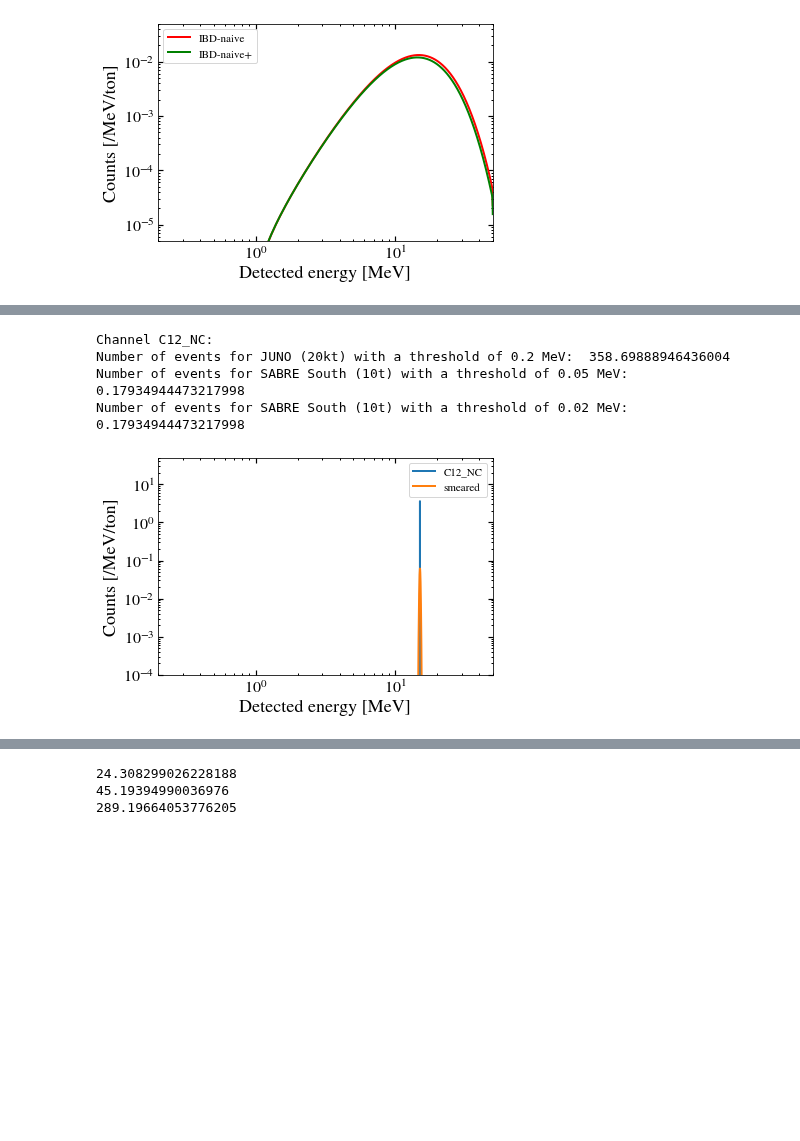
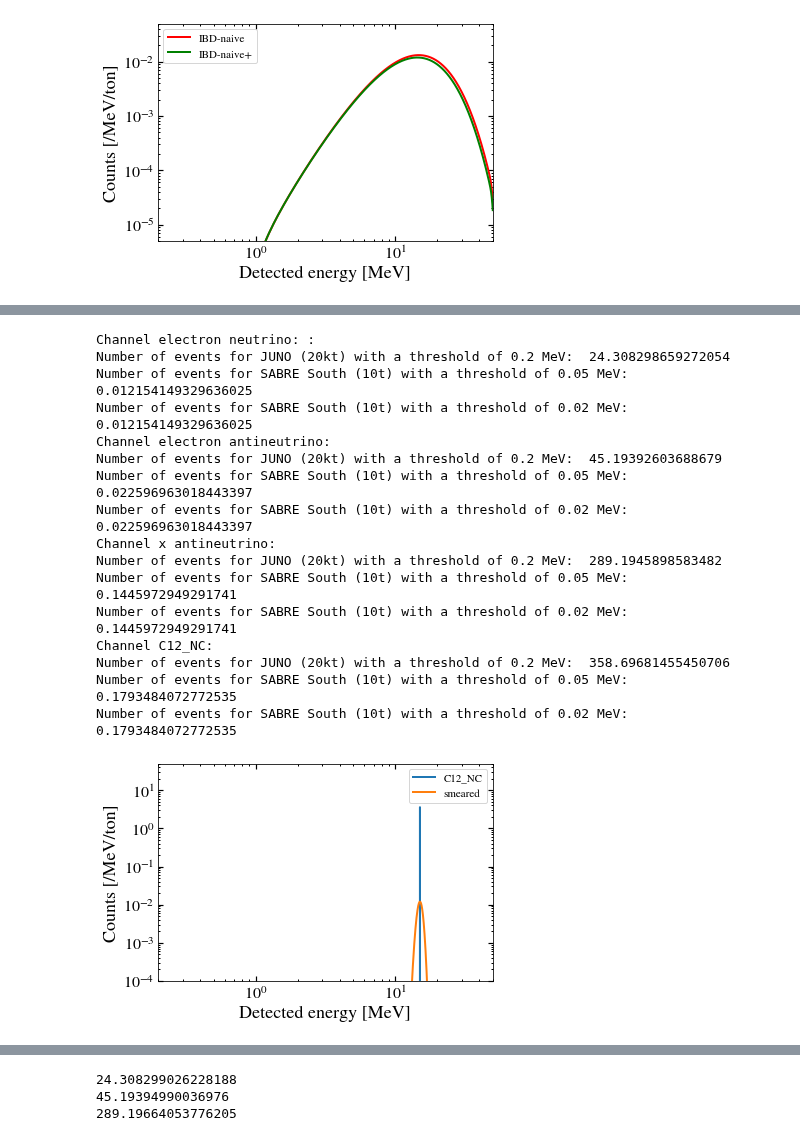
Before and after one commit to mjzurowski/sgm, a Jupyter notebook: Neutrino-LAB-testclass.ipynb, the cells around one changed output, grey strips where cells are left out. Drawn from its saved outputs; the diff is of its cells as text; code cells hidden in the pictures; blank space fills up the shorter version.

```diff
--- a/Neutrino-LAB-testclass.ipynb
+++ b/Neutrino-LAB-testclass.ipynb
@@ -145,10 +145,10 @@ def quenching_proton(T):
          yy = np.interp(T,eloss_file_energy,eloss_file_LAB,right=0)
          dE=yy*dx
          if T > dE:
-             quenching += 1/(1+0.01*yy)*dE
+             quenching += 1/(1+6.5e-3*yy+1.5e-6*yy*yy)*dE
              T=T-dE
          else:
-             quenching += 1/(1+0.01*yy)*T
+             quenching += 1/(1+6.5e-3*yy+1.5e-6*yy*yy)*T
              break
      return quenching
 T = np.linspace(0.01,50,10)
@@ -184,7 +184,7 @@ plt.plot(Ed_q,rate_supernova_pES_quenched,label='pES_quenching',color='b')
 smeared_pES=np.zeros(num)
 for i in range(num):
     t =np.arange(i-num+1,i+1)
-    smeared_pES[i]= -np.trapz(rate_supernova_pES_quenched[i-t]*g(Ed_q[i]-Ed_q[i-t],0,0.03*np.sqrt(Ed_q[i-t])),Ed_q[i-t])
+    smeared_pES[i]= -np.trapz(rate_supernova_pES_quenched[i-t]*g(Ed_q[i]-Ed_q[i-t],0,0.154*np.sqrt(Ed_q[i-t])),Ed_q[i-t])
 plt.plot(Ed_q, smeared_pES, label='pES_Smeared',color='g')
 
 
@@ -207,7 +207,7 @@ rate_supernova_pES_e_quenched=rate_supernova_pES_e*dEddEd_q
 smeared_pES_e=np.zeros(num)
 for i in range(num):
     t =np.arange(i-num+1,i+1)
-    smeared_pES_e[i]= -np.trapz(rate_supernova_pES_e_quenched[i-t]*g(Ed_q[i]-Ed_q[i-t],0,0.03*np.sqrt(Ed_q[i-t])),Ed_q[i-t])
+    smeared_pES_e[i]= -np.trapz(rate_supernova_pES_e_quenched[i-t]*g(Ed_q[i]-Ed_q[i-t],0,0.154*np.sqrt(Ed_q[i-t])),Ed_q[i-t])
 plt.plot(Ed_q, smeared_pES_e, label=r'$\nu_{e}$',color='r', linestyle='--')
 print("Channel electron neutrino: ")
 print("Number of events for JUNO (20kt) with a threshold of 0.2 MeV: ", np.trapz(smeared_pES_e[Ed_q>0.2],Ed_q[Ed_q>0.2])*2e4)
@@ -223,7 +223,7 @@ rate_supernova_pES_ea_quenched=rate_supernova_pES_ea*dEddEd_q
 smeared_pES_ea=np.zeros(num)
 for i in range(num):
     t =np.arange(i-num+1,i+1)
-    smeared_pES_ea[i]= -np.trapz(rate_supernova_pES_ea_quenched[i-t]*g(Ed_q[i]-Ed_q[i-t],0,0.03*np.sqrt(Ed_q[i-t])),Ed_q[i-t])
+    smeared_pES_ea[i]= -np.trapz(rate_supernova_pES_ea_quenched[i-t]*g(Ed_q[i]-Ed_q[i-t],0,0.154*np.sqrt(Ed_q[i-t])),Ed_q[i-t])
 plt.plot(Ed_q, smeared_pES_ea, label=r'$\overline{\nu}_{e}$',color='g', linestyle='--')
 print("Channel electron antineutrino: ")
 print("Number of events for JUNO (20kt) with a threshold of 0.2 MeV: ", np.trapz(smeared_pES_ea[Ed_q>0.2],Ed_q[Ed_q>0.2])*2e4)
@@ -238,7 +238,7 @@ rate_supernova_pES_x_quenched=rate_supernova_pES_x*dEddEd_q
 smeared_pES_x=np.zeros(num)
 for i in range(num):
     t =np.arange(i-num+1,i+1)
-    smeared_pES_x[i]= -np.trapz(rate_supernova_pES_x_quenched[i-t]*g(Ed_q[i]-Ed_q[i-t],0,0.03*np.sqrt(Ed_q[i-t])),Ed_q[i-t])
+    smeared_pES_x[i]= -np.trapz(rate_supernova_pES_x_quenched[i-t]*g(Ed_q[i]-Ed_q[i-t],0,0.154*np.sqrt(Ed_q[i-t])),Ed_q[i-t])
 plt.plot(Ed_q, smeared_pES_x,  label=r'4$\nu_{x}$',color='b', linestyle='--')
 print("Channel x: ")
 print("Number of events for JUNO (20kt) with a threshold of 0.2 MeV: ", np.trapz(smeared_pES_x[Ed_q>0.2],Ed_q[Ed_q>0.2])*2e4)
@@ -296,7 +296,7 @@ rate_supernova_eES_e=np.array([(Model.dRdEd(Ev_eV,Edi,12*MeV,'eES','supernova_e'
 smeared_eES_e=np.zeros(num)
 for i in range(num):
     t =np.arange(i-num+1,i+1)
-    smeared_eES_e[i]= -np.trapz(rate_supernova_eES_e[i-t]*g(Ed_eES[i]-Ed_eES[i-t],0,0.03*np.sqrt(Ed_eES[i-t])),Ed_eES[i-t])
+    smeared_eES_e[i]= -np.trapz(rate_supernova_eES_e[i-t]*g(Ed_eES[i]-Ed_eES[i-t],0,0.154*np.sqrt(Ed_eES[i-t])),Ed_eES[i-t])
 plt.plot(Ed_eES, smeared_eES_e, label=r'$\nu_{e}$',color='r', linestyle='--')
 
 print("Channel electron neutrino: ")
@@ -311,7 +311,7 @@ rate_supernova_eES_ea=np.array([(Model.dRdEd(Ev_eV,Edi,14*MeV,'eES','supernova_e
 smeared_eES_ea=np.zeros(num)
 for i in range(num):
     t =np.arange(i-num+1,i+1)
-    smeared_eES_ea[i]= -np.trapz(rate_supernova_eES_ea[i-t]*g(Ed_eES[i]-Ed_eES[i-t],0,0.03*np.sqrt(Ed_eES[i-t])),Ed_eES[i-t])
+    smeared_eES_ea[i]= -np.trapz(rate_supernova_eES_ea[i-t]*g(Ed_eES[i]-Ed_eES[i-t],0,0.154*np.sqrt(Ed_eES[i-t])),Ed_eES[i-t])
 plt.plot(Ed_eES, smeared_eES_ea, label=r'$\overline{\nu}_{e}$',color='g', linestyle='--')
 print("Channel electron antineutrino: ")
 print("Number of events for JUNO (20kt) with a threshold of 0.2 MeV: ", np.trapz(smeared_eES_ea[Ed_eES>0.2],Ed_eES[Ed_eES>0.2])*2e4)
@@ -325,7 +325,7 @@ rate_supernova_eES_mu=np.array([(2*Model.dRdEd(Ev_eV,Edi,16*MeV,'eES','supernova
 smeared_eES_mu=np.zeros(num)
 for i in range(num):
     t =np.arange(i-num+1,i+1)
-    smeared_eES_mu[i]= -np.trapz(rate_supernova_eES_mu[i-t]*g(Ed_eES[i]-Ed_eES[i-t],0,0.03*np.sqrt(Ed_eES[i-t])),Ed_eES[i-t])
+    smeared_eES_mu[i]= -np.trapz(rate_supernova_eES_mu[i-t]*g(Ed_eES[i]-Ed_eES[i-t],0,0.154*np.sqrt(Ed_eES[i-t])),Ed_eES[i-t])
 plt.plot(Ed_eES, smeared_eES_mu, label=r'$2\nu_{\mu(\tau)}$',color='b', linestyle='--')
 
 #for muon/tau antineutrino
@@ -335,7 +335,7 @@ rate_supernova_eES_mua=np.array([(2*Model.dRdEd(Ev_eV,Edi,16*MeV,'eES','supernov
 smeared_eES_mua=np.zeros(num)
 for i in range(num):
     t =np.arange(i-num+1,i+1)
-    smeared_eES_mua[i]= -np.trapz(rate_supernova_eES_mua[i-t]*g(Ed_eES[i]-Ed_eES[i-t],0,0.03*np.sqrt(Ed_eES[i-t])),Ed_eES[i-t])
+    smeared_eES_mua[i]= -np.trapz(rate_supernova_eES_mua[i-t]*g(Ed_eES[i]-Ed_eES[i-t],0,0.154*np.sqrt(Ed_eES[i-t])),Ed_eES[i-t])
 plt.plot(Ed_eES, smeared_eES_mua, label=r'$2\overline{\nu}_{\mu(\tau)}$',color='pink', linestyle='--')
 print("Channel x antineutrino: ")
 print("Number of events for JUNO (20kt) with a threshold of 0.2 MeV: ", np.trapz(smeared_eES_mu[Ed_eES>0.2]+smeared_eES_mua[Ed_eES>0.2],Ed_eES[Ed_eES>0.2])*2e4)
@@ -378,34 +378,62 @@ Number of events for SABRE South (10t) with a threshold of 0.02 MeV:  0.16321839
 # %%
 #C12 M1 decay, emitting a 15.1 MeV gamma, from excited state has a branch ratio of 89%
 num=10000
 Ed_C12_NC= np.linspace(0,50,num+1)[1:]# Nuclear recoil energy, units of MeV
 rate_supernova_Ed_C12_NC=np.zeros(num)
 rate_supernova_Ed_C12_NC[3010]=(Model.dRdEd(Ev_eV,Ed_C12_NC,12*MeV,'C12_NC','supernova_e')+Model.dRdEd(Ev_eV,Ed_C12_NC,14*MeV,'C12_NC','supernova_ea')+4*Model.dRdEd(Ev_eV,Ed_C12_NC,16*MeV,'C12_NC','supernova_mu'))*0.89*num/50
 #gaussian smearing
 smeared_C12_NC=np.zeros(num)
 for i in range(num):
     t =np.arange(i-num+1,i+1)
-    smeared_C12_NC[i]= -np.trapz(rate_supernova_Ed_C12_NC[i-t]*g(Ed_eES[i]-Ed_eES[i-t],0,0.03*np.sqrt(Ed_eES[i-t])),Ed_eES[i-t])
+    smeared_C12_NC[i]= -np.trapz(rate_supernova_Ed_C12_NC[i-t]*g(Ed_eES[i]-Ed_eES[i-t],0,0.154*np.sqrt(Ed_eES[i-t])),Ed_eES[i-t])
 plt.plot(Ed_C12_NC, rate_supernova_Ed_C12_NC, label=r'C12_NC')
 plt.plot(Ed_C12_NC, smeared_C12_NC, label=r'smeared')
 plt.legend()
 plt.xlim(2e-1,50)
 plt.ylim(1e-4, 5e1)
 plt.xscale('log')
 plt.yscale('log')
 plt.xlabel(r"Detected energy [MeV]")
 plt.ylabel(r"Counts [/MeV/ton]")
 plt.savefig('fig/C12_NC.pdf',format='pdf', bbox_inches = "tight")
+
+print("Channel electron neutrino: : ")
+print("Number of events for JUNO (20kt) with a threshold of 0.2 MeV: ",(Model.dRdEd(Ev_eV,Ed_C12_NC,12*MeV,'C12_NC','supernova_e'))*2e4*0.89)
+print("Number of events for SABRE South (10t) with a threshold of 0.05 MeV: ", (Model.dRdEd(Ev_eV,Ed_C12_NC,12*MeV,'C12_NC','supernova_e'))*10*0.89)
+print("Number of events for SABRE South (10t) with a threshold of 0.02 MeV: ", (Model.dRdEd(Ev_eV,Ed_C12_NC,12*MeV,'C12_NC','supernova_e'))*10*0.89)
+
+print("Channel electron antineutrino: ")
+print("Number of events for JUNO (20kt) with a threshold of 0.2 MeV: ",(Model.dRdEd(Ev_eV,Ed_C12_NC,14*MeV,'C12_NC','supernova_ea'))*2e4*0.89)
+print("Number of events for SABRE South (10t) with a threshold of 0.05 MeV: ", (Model.dRdEd(Ev_eV,Ed_C12_NC,14*MeV,'C12_NC','supernova_ea'))*10*0.89)
+print("Number of events for SABRE South (10t) with a threshold of 0.02 MeV: ", (Model.dRdEd(Ev_eV,Ed_C12_NC,14*MeV,'C12_NC','supernova_ea'))*10*0.89)
+
+print("Channel x antineutrino: ")
+print("Number of events for JUNO (20kt) with a threshold of 0.2 MeV: ",(4*Model.dRdEd(Ev_eV,Ed_C12_NC,16*MeV,'C12_NC','supernova_mu'))*2e4*0.89)
+print("Number of events for SABRE South (10t) with a threshold of 0.05 MeV: ", (4*Model.dRdEd(Ev_eV,Ed_C12_NC,16*MeV,'C12_NC','supernova_mu'))*10*0.89)
+print("Number of events for SABRE South (10t) with a threshold of 0.02 MeV: ", (4*Model.dRdEd(Ev_eV,Ed_C12_NC,16*MeV,'C12_NC','supernova_mu'))*10*0.89)
+
 print("Channel C12_NC: ")
 print("Number of events for JUNO (20kt) with a threshold of 0.2 MeV: ",(Model.dRdEd(Ev_eV,Ed_C12_NC,12*MeV,'C12_NC','supernova_e')+Model.dRdEd(Ev_eV,Ed_C12_NC,14*MeV,'C12_NC','supernova_ea')+4*Model.dRdEd(Ev_eV,Ed_C12_NC,16*MeV,'C12_NC','supernova_mu'))*2e4*0.89)
 print("Number of events for SABRE South (10t) with a threshold of 0.05 MeV: ", (Model.dRdEd(Ev_eV,Ed_C12_NC,12*MeV,'C12_NC','supernova_e')+Model.dRdEd(Ev_eV,Ed_C12_NC,14*MeV,'C12_NC','supernova_ea')+4*Model.dRdEd(Ev_eV,Ed_C12_NC,16*MeV,'C12_NC','supernova_mu'))*10*0.89)
 print("Number of events for SABRE South (10t) with a threshold of 0.02 MeV: ", (Model.dRdEd(Ev_eV,Ed_C12_NC,12*MeV,'C12_NC','supernova_e')+Model.dRdEd(Ev_eV,Ed_C12_NC,14*MeV,'C12_NC','supernova_ea')+4*Model.dRdEd(Ev_eV,Ed_C12_NC,16*MeV,'C12_NC','supernova_mu'))*10*0.89)
 # %% [output]
+Channel electron neutrino: :
+Number of events for JUNO (20kt) with a threshold of 0.2 MeV:  24.308298659272054
+Number of events for SABRE South (10t) with a threshold of 0.05 MeV:  0.012154149329636025
+Number of events for SABRE South (10t) with a threshold of 0.02 MeV:  0.012154149329636025
+Channel electron antineutrino:
+Number of events for JUNO (20kt) with a threshold of 0.2 MeV:  45.19392603688679
+Number of events for SABRE South (10t) with a threshold of 0.05 MeV:  0.022596963018443397
+Number of events for SABRE South (10t) with a threshold of 0.02 MeV:  0.022596963018443397
+Channel x antineutrino:
+Number of events for JUNO (20kt) with a threshold of 0.2 MeV:  289.1945898583482
+Number of events for SABRE South (10t) with a threshold of 0.05 MeV:  0.1445972949291741
+Number of events for SABRE South (10t) with a threshold of 0.02 MeV:  0.1445972949291741
 Channel C12_NC:
-Number of events for JUNO (20kt) with a threshold of 0.2 MeV:  358.69888946436004
-Number of events for SABRE South (10t) with a threshold of 0.05 MeV:  0.17934944473217998
-Number of events for SABRE South (10t) with a threshold of 0.02 MeV:  0.17934944473217998
+Number of events for JUNO (20kt) with a threshold of 0.2 MeV:  358.69681455450706
+Number of events for SABRE South (10t) with a threshold of 0.05 MeV:  0.1793484072772535
+Number of events for SABRE South (10t) with a threshold of 0.02 MeV:  0.1793484072772535
-[figure, old version]
+[figure, new version]
 # %%
 plt.plot(Ed_IBD,smeared_IBD_naivep,label='IBD',color='r')
 plt.plot(Ed_q, smeared_pES, label='pES',color='g')
```
Also changed, not shown: parts of 12 cells of this notebook, 13 other files.
